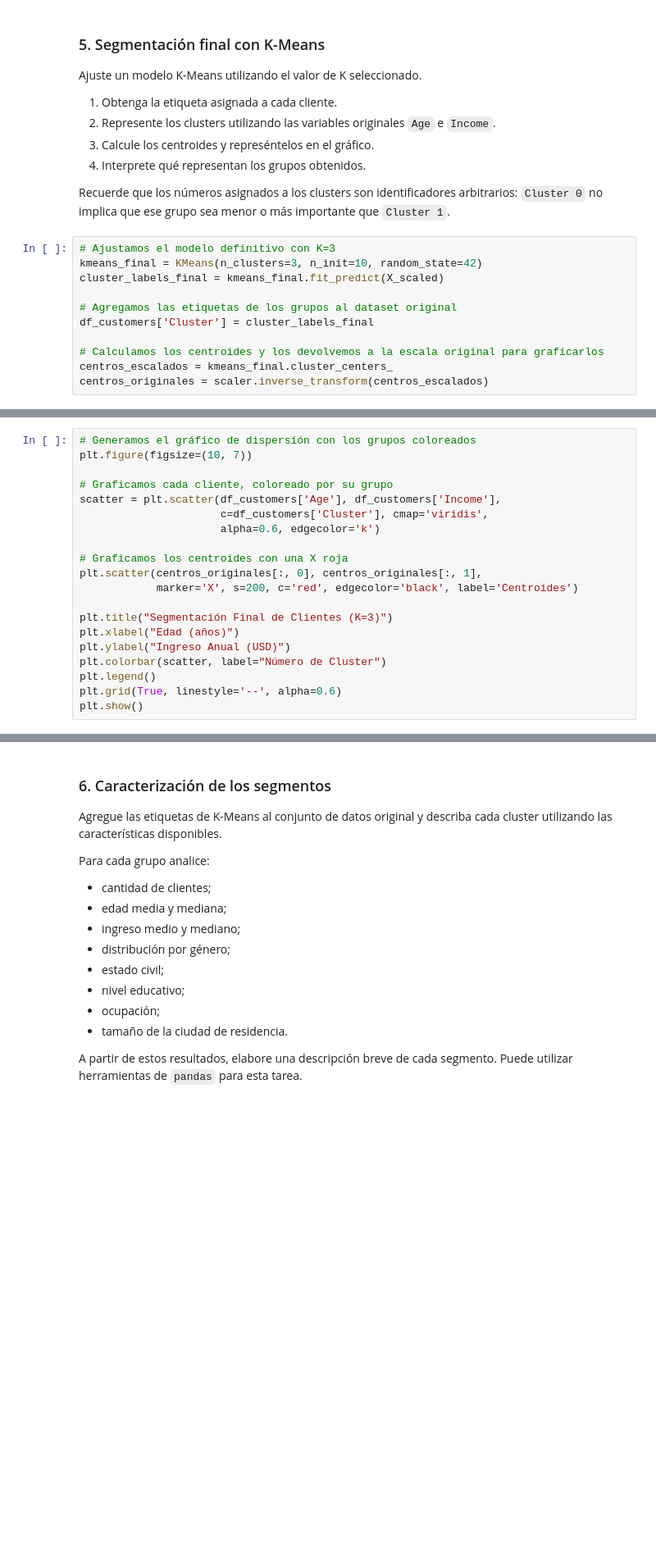
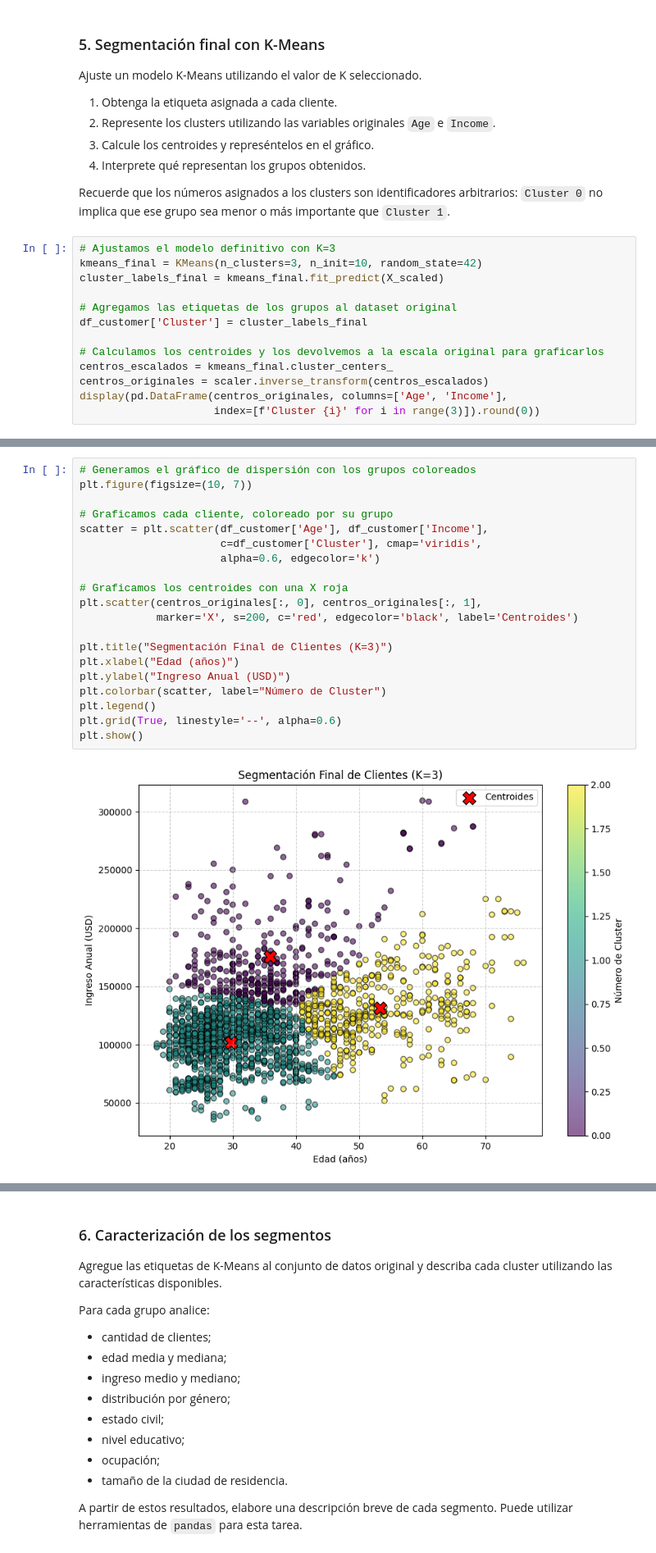
Before and after one commit to LucasSegovia01/Nu-ez_Segovia-Aprendizaje_automatico, a Jupyter notebook: Trabajo_practico_4/Actividad_Clustering_Segmentacion_clientes_grupo3.ipynb, the cells around one changed output, grey strips where cells are left out. Shown at 82% size. Drawn from its saved outputs; the diff is of its cells as text; blank space fills up the shorter version.

Commit message:
Casi finalizado

```diff
--- a/Trabajo_practico_4/Actividad_Clustering_Segmentacion_clientes_grupo3.ipynb
+++ b/Trabajo_practico_4/Actividad_Clustering_Segmentacion_clientes_grupo3.ipynb
@@ -277,8 +321,10 @@ kmeans_final = KMeans(n_clusters=3, n_init=10, random_state=42)
 cluster_labels_final = kmeans_final.fit_predict(X_scaled)
 
 # Agregamos las etiquetas de los grupos al dataset original
-df_customers['Cluster'] = cluster_labels_final
+df_customer['Cluster'] = cluster_labels_final
 
 # Calculamos los centroides y los devolvemos a la escala original para graficarlos
 centros_escalados = kmeans_final.cluster_centers_
 centros_originales = scaler.inverse_transform(centros_escalados)
+display(pd.DataFrame(centros_originales, columns=['Age', 'Income'],
+                     index=[f'Cluster {i}' for i in range(3)]).round(0))
@@ -285,21 +336,23 @@ centros_originales = scaler.inverse_transform(centros_escalados)
 # %%
 # Generamos el gráfico de dispersión con los grupos coloreados
 plt.figure(figsize=(10, 7))
 
 # Graficamos cada cliente, coloreado por su grupo
-scatter = plt.scatter(df_customers['Age'], df_customers['Income'],
-                      c=df_customers['Cluster'], cmap='viridis',
+scatter = plt.scatter(df_customer['Age'], df_customer['Income'],
+                      c=df_customer['Cluster'], cmap='viridis',
                       alpha=0.6, edgecolor='k')
 
 # Graficamos los centroides con una X roja
 plt.scatter(centros_originales[:, 0], centros_originales[:, 1],
             marker='X', s=200, c='red', edgecolor='black', label='Centroides')
 
 plt.title("Segmentación Final de Clientes (K=3)")
 plt.xlabel("Edad (años)")
 plt.ylabel("Ingreso Anual (USD)")
 plt.colorbar(scatter, label="Número de Cluster")
 plt.legend()
 plt.grid(True, linestyle='--', alpha=0.6)
 plt.show()
+# %% [output]
+[figure, added]
 # %% [markdown]
```
Also changed, not shown: parts of 18 cells of this notebook.
